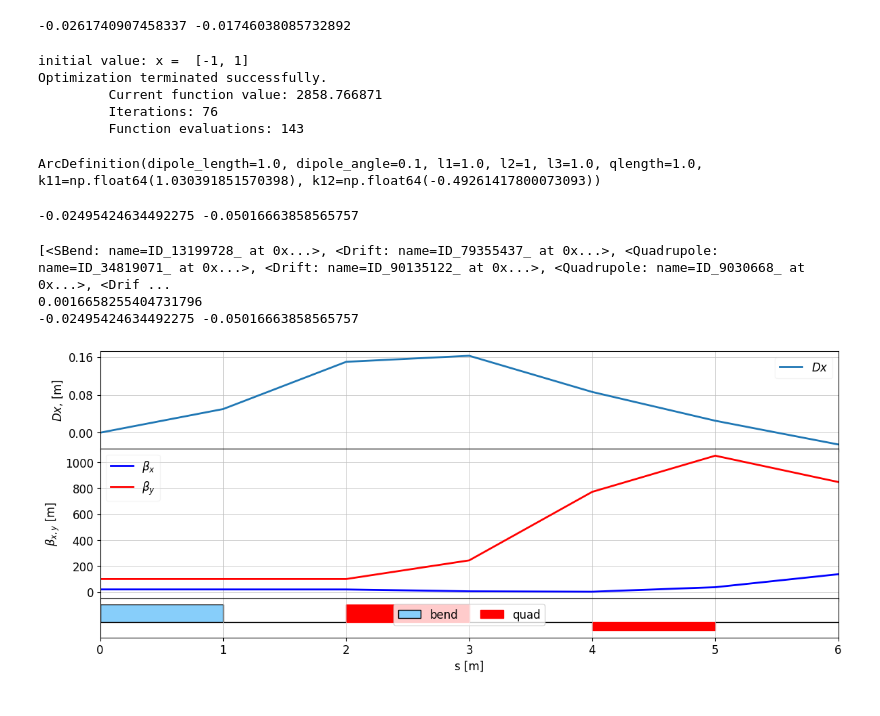
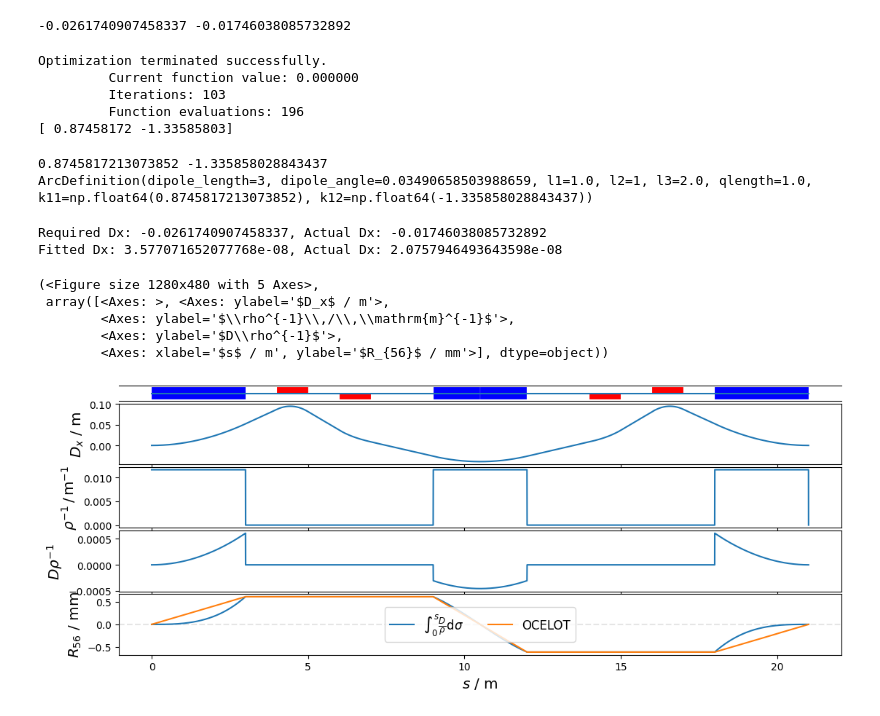
Before and after one commit to st-walker/felarc, a Jupyter notebook: notebooks/simple-isochronous-arc.ipynb, the cells around one changed output. Drawn from its saved outputs; the diff is of its cells as text; code cells hidden in the pictures.

```diff
--- a/notebooks/simple-isochronous-arc.ipynb
+++ b/notebooks/simple-isochronous-arc.ipynb
@@ -19,40 +20,40 @@ print(dx, dxp)
 # %% [output]
 -0.0261740907458337 -0.01746038085732892
 # %%
-ad = ArcDefinition(dipole_length=DIPOLE_LENGTH, dipole_angle=DIPOLE_ANGLE, l1=1., l2=1, l3=1., qlength=1., k11=1, k12=-1)
-mlat = make_arc_to_inner_dipole_start(ad)
+ad = ArcDefinition(dipole_length=DIPOLE_LENGTH, dipole_angle=DIPOLE_ANGLE, l1=1., l2=1, l3=2., qlength=1., k11=1, k12=-1)
+mlat = make_arc(ad)
+k11, k12 = get_quad_strengths(ad)
+# %% [output]
+Optimization terminated successfully.
+         Current function value: 0.000000
+         Iterations: 103
+         Function evaluations: 196
+[ 0.87458172 -1.33585803]
-# %%
-k11, k12 = get_quad_strengths(ad)
-# %% [output]
-initial value: x =  [-1, 1]
-Optimization terminated successfully.
-         Current function value: 2858.766871
-         Iterations: 76
-         Function evaluations: 143
 # %%
+print(k11, k12)
 ad.k11 = k11
 ad.k12 = k12
 print(ad)
-mlat = make_arc_to_inner_dipole_start(ad)
+mlat, markers = make_arc(ad)
 # %% [output]
-ArcDefinition(dipole_length=1.0, dipole_angle=0.1, l1=1.0, l2=1, l3=1.0, qlength=1.0, k11=np.float64(1.030391851570398), k12=np.float64(-0.49261417800073093))
+0.8745817213073852 -1.335858028843437
+ArcDefinition(dipole_length=3, dipole_angle=0.03490658503988659, l1=1.0, l2=1, l3=2.0, qlength=1.0, k11=np.float64(0.8745817213073852), k12=np.float64(-1.335858028843437))
 # %%
 twiss0 = Twiss(beta_x=20, beta_y=100)
 twisses = twiss(mlat, twiss0)
-print(twisses[-1].Dx, twisses[-1].Dxp)
+dx_actual, dxp_actual = twisses[-1].Dx, twisses[-1].Dxp
+print(f"Required Dx: {dx}, Actual Dx: {dxp}")
+print(f"Fitted Dx: {dx_actual}, Actual Dx: {dxp_actual}")
 # %% [output]
--0.02495424634492275 -0.05016663858565757
+Required Dx: -0.0261740907458337, Actual Dx: -0.01746038085732892
+Fitted Dx: 3.577071652077768e-08, Actual Dx: 2.0757946493643598e-08
 # %%
-mlat = make_arc_to_inner_dipole_start(ad)
-print(mlat.sequence)
-_, R, _ = mlat.transfer_maps(energy=14)
-print(R[4,5])
-twiss0 = Twiss(beta_x=20, beta_y=100)
-twisses = twiss(mlat, twiss0)
-print(twisses[-1].Dx, twisses[-1].Dxp)
-plot_opt_func(mlat, twisses)
+mlat_full, markers = make_arc(ad)
+plot_r56_full(twiss0, mlat_full)
 # %% [output]
-[<SBend: name=ID_13199728_ at 0x...>, <Drift: name=ID_79355437_ at 0x...>, <Quadrupole: name=ID_34819071_ at 0x...>, <Drift: name=ID_90135122_ at 0x...>, <Quadrupole: name=ID_9030668_ at 0x...>, <Drif ...
-0.0016658255404731796
--0.02495424634492275 -0.05016663858565757
+(<Figure size 1280x480 with 5 Axes>,
+ array([<Axes: >, <Axes: ylabel='$D_x$ / m'>,
+        <Axes: ylabel='$\\rho^{-1}\\,/\\,\\mathrm{m}^{-1}$'>,
+        <Axes: ylabel='$D\\rho^{-1}$'>,
+        <Axes: xlabel='$s$ / m', ylabel='$R_{56}$ / mm'>], dtype=object))
-[figure, old version]
+[figure, new version]
```
Also changed, not shown: parts of 7 cells of this notebook, 10 other files.
